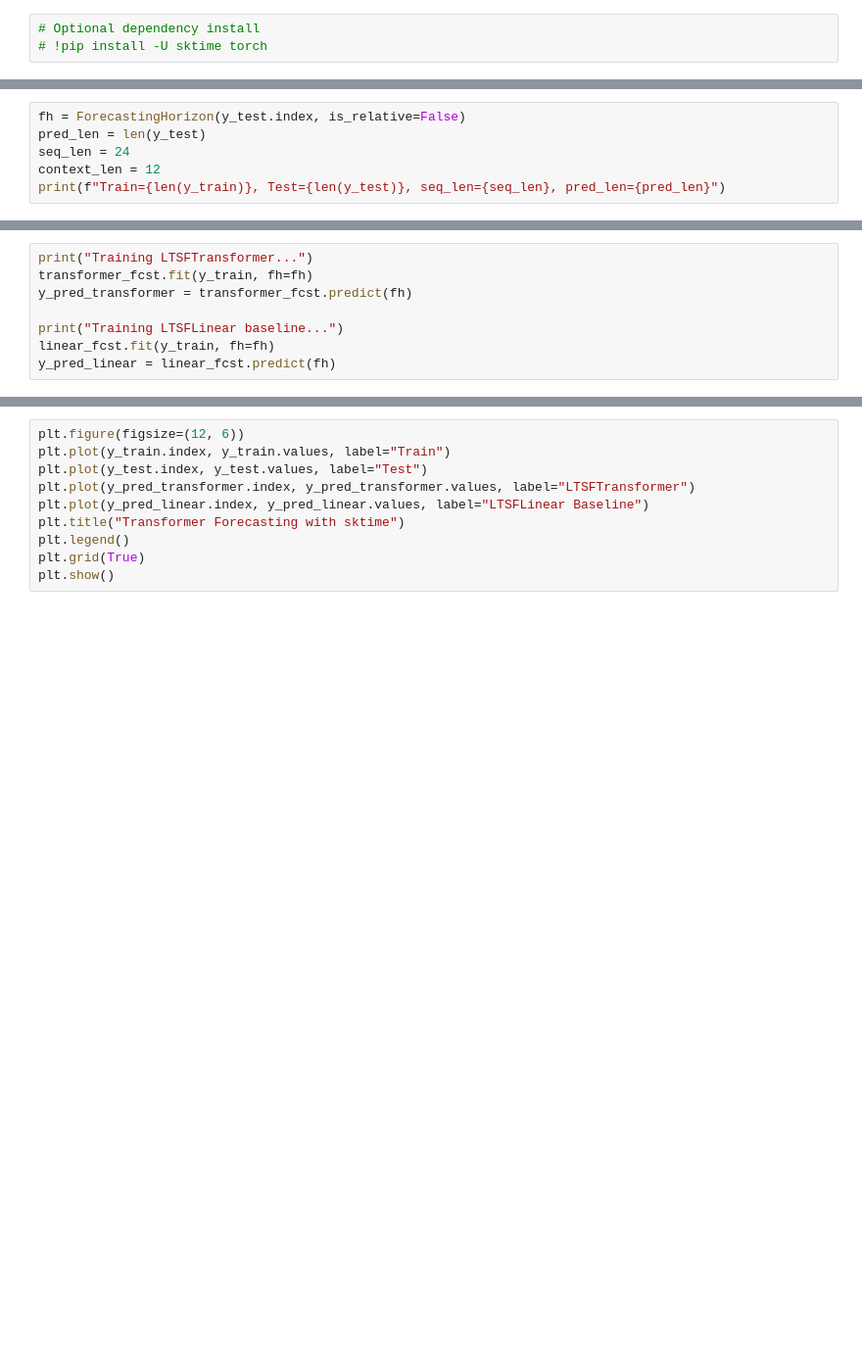
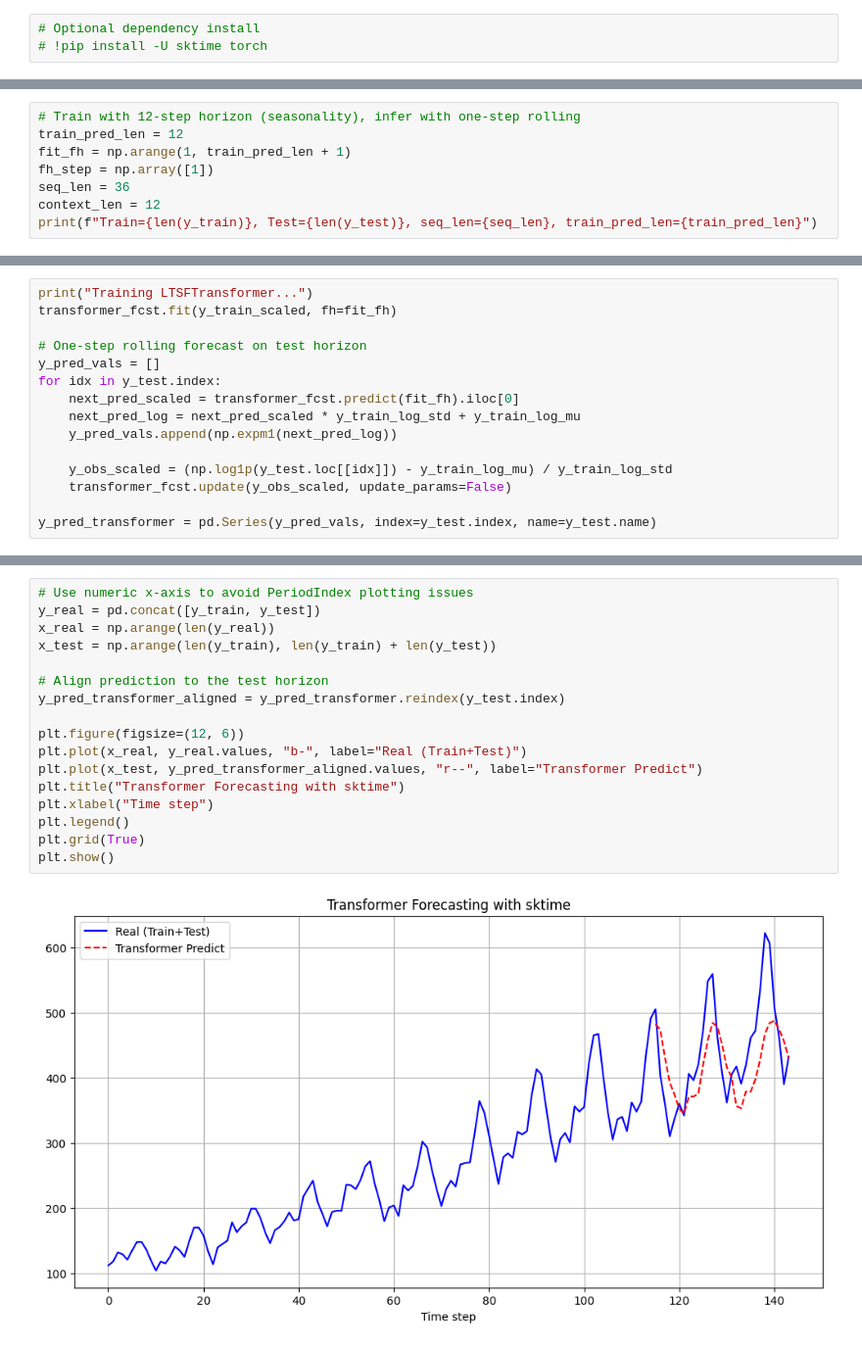
Before and after one commit to NetManAIOps/sktime, a Jupyter notebook: lectures/lec7/transformers.ipynb, the cells around one changed output, grey strips where cells are left out. Shown at 98% size. Cells and saved outputs as stored; diff of their text form; blank space fills up the shorter version.

Commit message:
Update transformers

```diff
--- a/lectures/lec7/transformers.ipynb
+++ b/lectures/lec7/transformers.ipynb
@@ -34,6 +59,8 @@ y_train, y_test = airline.iloc[:split_point], airline.iloc[split_point:]
 # %%
-fh = ForecastingHorizon(y_test.index, is_relative=False)
-pred_len = len(y_test)
-seq_len = 24
+# Train with 12-step horizon (seasonality), infer with one-step rolling
+train_pred_len = 12
+fit_fh = np.arange(1, train_pred_len + 1)
+fh_step = np.array([1])
+seq_len = 36
 context_len = 12
-print(f"Train={len(y_train)}, Test={len(y_test)}, seq_len={seq_len}, pred_len={pred_len}")
+print(f"Train={len(y_train)}, Test={len(y_test)}, seq_len={seq_len}, train_pred_len={train_pred_len}")
@@ -65,8 +86,15 @@ linear_fcst = LTSFLinearForecaster(
 # %%
 print("Training LTSFTransformer...")
-transformer_fcst.fit(y_train, fh=fh)
-y_pred_transformer = transformer_fcst.predict(fh)
+transformer_fcst.fit(y_train_scaled, fh=fit_fh)
 
-print("Training LTSFLinear baseline...")
-linear_fcst.fit(y_train, fh=fh)
-y_pred_linear = linear_fcst.predict(fh)
+# One-step rolling forecast on test horizon
+y_pred_vals = []
+for idx in y_test.index:
+    next_pred_scaled = transformer_fcst.predict(fit_fh).iloc[0]
+    next_pred_log = next_pred_scaled * y_train_log_std + y_train_log_mu
+    y_pred_vals.append(np.expm1(next_pred_log))
+
+    y_obs_scaled = (np.log1p(y_test.loc[[idx]]) - y_train_log_mu) / y_train_log_std
+    transformer_fcst.update(y_obs_scaled, update_params=False)
+
+y_pred_transformer = pd.Series(y_pred_vals, index=y_test.index, name=y_test.name)
@@ -81,10 +110,19 @@ print(f"Linear      MAE: {mae_linear:.2f}, MAPE: {mape_linear:.2%}")
 # %%
+# Use numeric x-axis to avoid PeriodIndex plotting issues
+y_real = pd.concat([y_train, y_test])
+x_real = np.arange(len(y_real))
+x_test = np.arange(len(y_train), len(y_train) + len(y_test))
+
+# Align prediction to the test horizon
+y_pred_transformer_aligned = y_pred_transformer.reindex(y_test.index)
+
 plt.figure(figsize=(12, 6))
-plt.plot(y_train.index, y_train.values, label="Train")
-plt.plot(y_test.index, y_test.values, label="Test")
-plt.plot(y_pred_transformer.index, y_pred_transformer.values, label="LTSFTransformer")
-plt.plot(y_pred_linear.index, y_pred_linear.values, label="LTSFLinear Baseline")
+plt.plot(x_real, y_real.values, "b-", label="Real (Train+Test)")
+plt.plot(x_test, y_pred_transformer_aligned.values, "r--", label="Transformer Predict")
 plt.title("Transformer Forecasting with sktime")
+plt.xlabel("Time step")
 plt.legend()
 plt.grid(True)
 plt.show()
+# %% [output]
+[figure, added]
```
Also changed, not shown: parts of 12 cells of this notebook.
